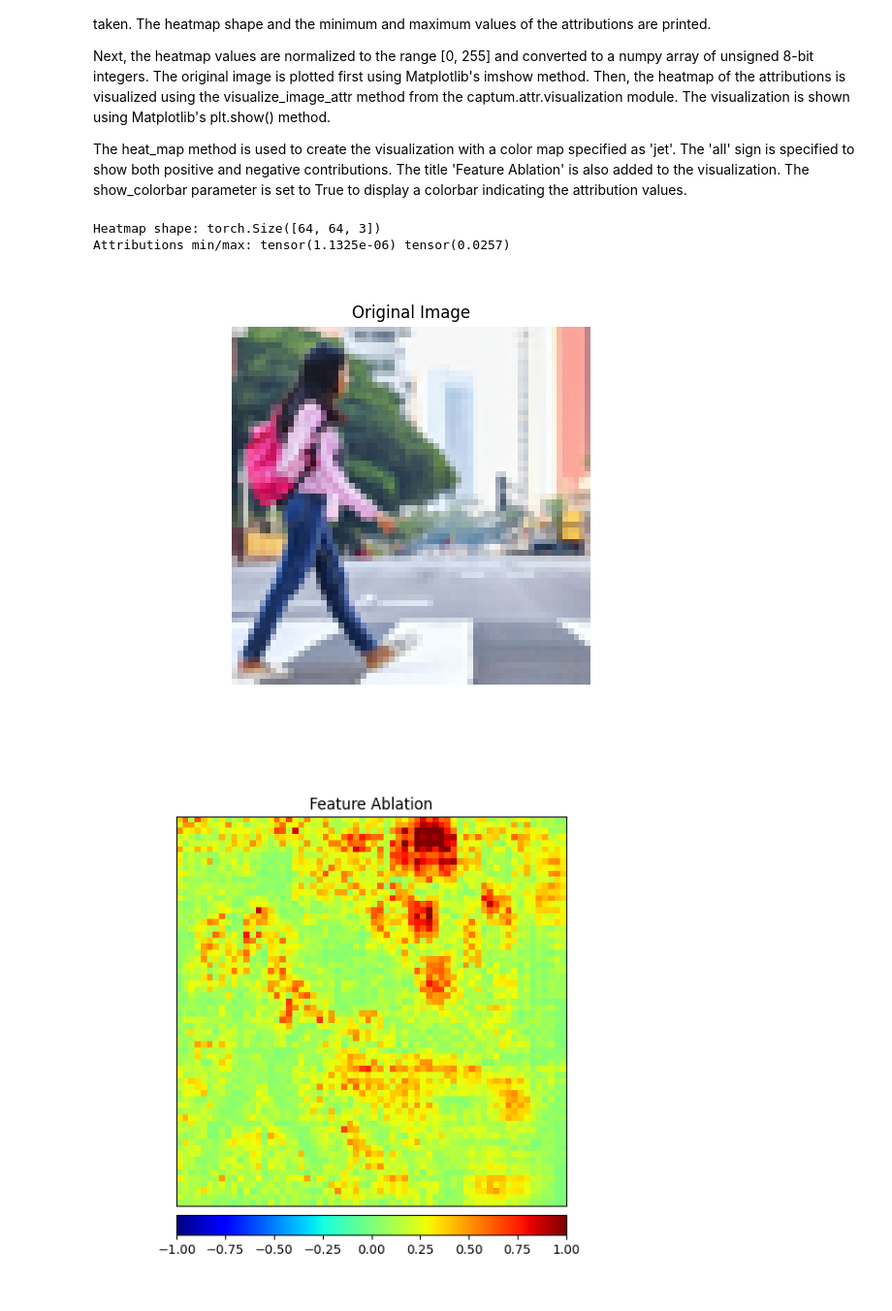
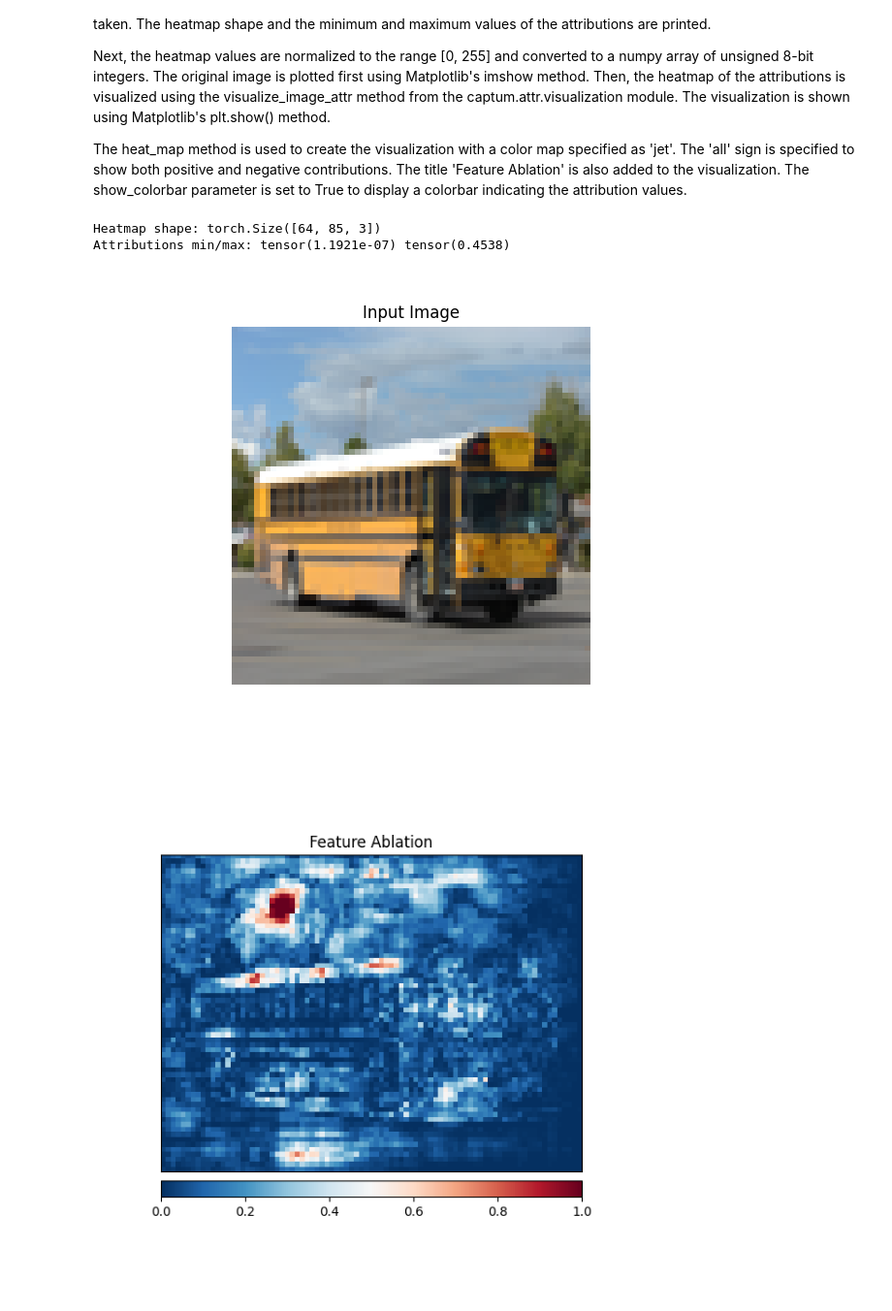
Before and after one commit to patdring/ExplainableAI, a Jupyter notebook: FeatureAblation.ipynb, the cells around one changed output. Shown at 97% size. Drawn from its saved outputs; the diff is of its cells as text; code cells hidden in the pictures.

Commit message:
Updated models, test/input images and docu. cells

```diff
--- a/FeatureAblation.ipynb
+++ b/FeatureAblation.ipynb
@@ -68,23 +69,29 @@ import numpy as np
 import matplotlib.pyplot as plt
 from captum.attr import FeatureAblation
 
-# Load the pre-trained ResNet50 model with modified input layer
-model = models.resnet50(pretrained=True)
+# Load the pre-trained VGG16 model with modified input layer
+model = models.vgg16(pretrained=True)
 model.eval()
-model.conv1 = torch.nn.Conv2d(3, 64, kernel_size=7, stride=2, padding=3, bias=False)
-model.fc = torch.nn.Linear(512 * 2 * 2, 1000)
 
-# Define the image transformation
 transform = transforms.Compose([
-    transforms.Resize((64, 64)),
+    transforms.Resize(64),
     transforms.ToTensor()
 ])
 
-# Load and preprocess the image
-image = Image.open('/content/drive/MyDrive/Colab Notebooks/images/pedestrian_2.jpg')
+transform_normalize = transforms.Normalize(
+    mean=[0.485, 0.456, 0.406],
+    std=[0.229, 0.224, 0.225]
+)
 
-rgb_image = Image.merge("RGB", (image.getchannel("R"), image.getchannel("G"), image.getchannel("B")))
-input_img = transform(rgb_image).unsqueeze(0)
+image = Image.open('/content/drive/MyDrive/Colab Notebooks/images/school_bus.jpg')
+
+transformed_img = transform(image)
+
+input_img = transform_normalize(transformed_img)
+input_img = input_img.unsqueeze(0)
+
+target = torch.argmax(model(input_img))
+print(target)
 
 # Define the baseline input
 baseline = torch.zeros_like(input_img)
@@ -112,37 +120,36 @@ from torchvision import transforms
 import matplotlib.colors as colors
 from captum.attr import visualization as viz
 
 # Reshape the attributions to match the image size
 attributions = attributions.squeeze()
 if len(attributions.shape) == 4:
     attributions = attributions[0]
 attributions = np.transpose(attributions, (1, 2, 0))
 attributions = np.abs(attributions)
 
 print("Heatmap shape:", attributions.shape)
 print("Attributions min/max:", attributions.min(), attributions.max())
 
 # Normalize the heatmap values to the range [0, 255]
 attributions_norm = (attributions - attributions.min()) / (attributions.max() - attributions.min())
 attributions_norm = (attributions_norm * 255).numpy().astype(np.uint8)
 
 # Plot the heatmap of the attributions
 plt.imshow(image.resize((64, 64)))
 plt.axis('off')
-plt.title('Original Image')
+plt.title('Input Image')
 plt.show()
 
 # Visualize the heatmap of the attributions
 _ = viz.visualize_image_attr(attributions_norm,
                              method="heat_map",
-                             sign="all",
-                             cmap="jet",
+                             cmap="RdBu_r",
                              show_colorbar=True,
                              title='Feature Ablation')
 
 plt.show()
 # %% [output]
-Heatmap shape: torch.Size([64, 64, 3])
-Attributions min/max: tensor(1.1325e-06) tensor(0.0257)
+Heatmap shape: torch.Size([64, 85, 3])
+Attributions min/max: tensor(1.1921e-07) tensor(0.4538)
-[figure, old version]
+[figure, new version]
-[figure, old version]
+[figure, new version]
```
Also changed, not shown: parts of 3 cells of this notebook, 6 other files.
